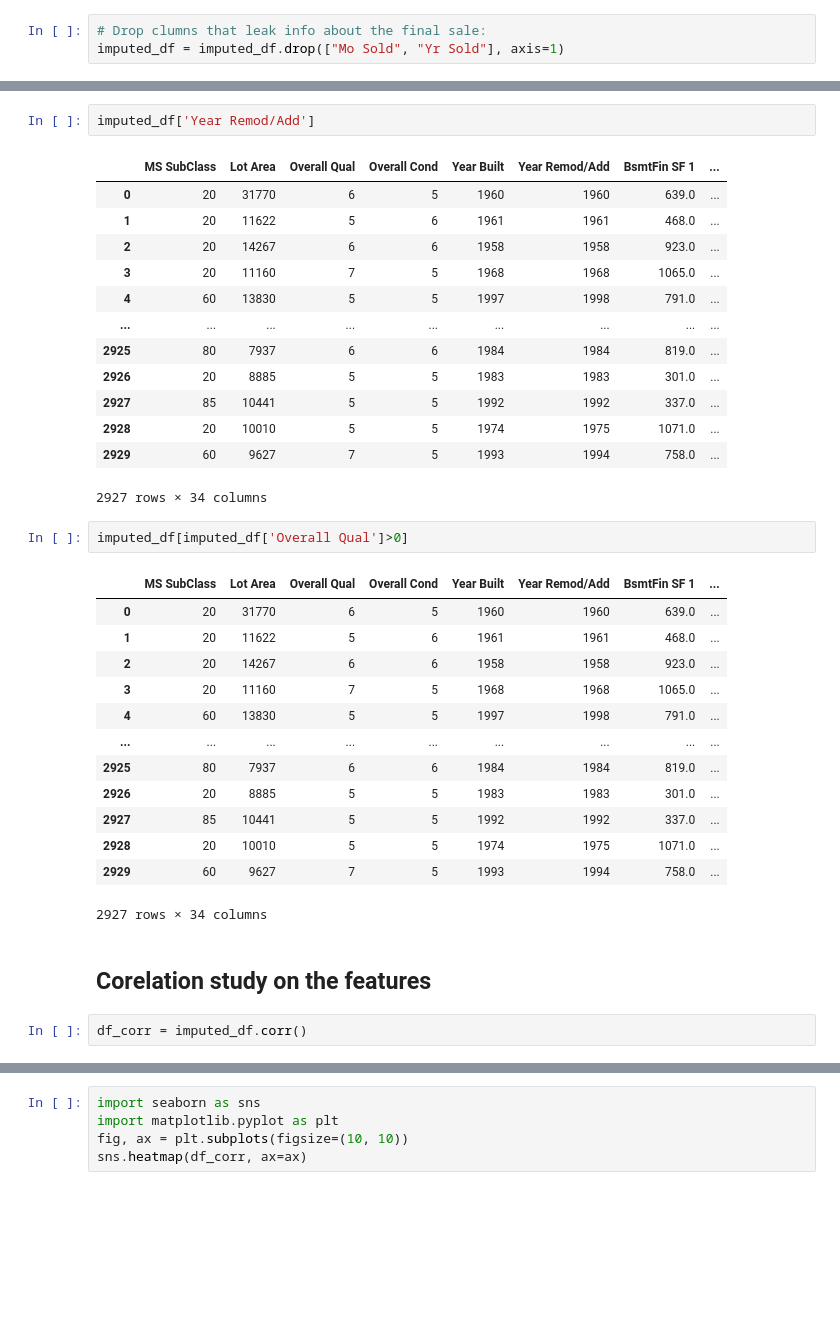
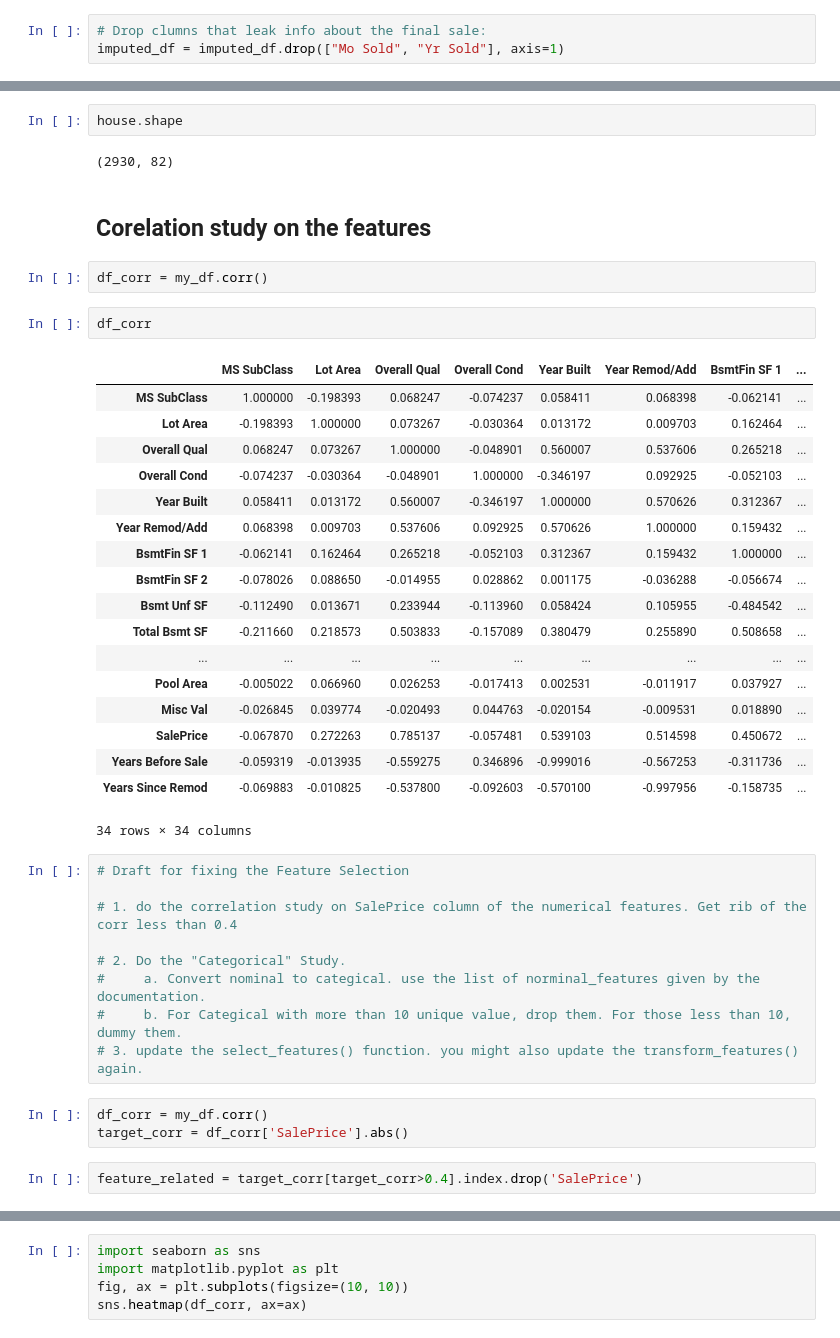
Before and after one commit to joeng2004/dataQuest, a Jupyter notebook: Part 7 ML Intro/VI Guided Project Predicting House sale price/My own works.ipynb, the cells around one changed output, grey strips where cells are left out. Saved outputs shown, nothing was run; the diff lists cells and outputs as text; blank space fills up the shorter version.

```diff
--- a/Part 7 ML Intro/VI Guided Project Predicting House sale price/My own works.ipynb
+++ b/Part 7 ML Intro/VI Guided Project Predicting House sale price/My own works.ipynb
@@ -295,36 +300,43 @@ house.shape
-# %%
-imputed_df['Year Remod/Add']
-# %% [output]
-|  | MS SubClass | Lot Area | Overall Qual | Overall Cond | Year Built | Year Remod/Add | BsmtFin SF 1 | ... |
-| 0 | 20 | 31770 | 6 | 5 | 1960 | 1960 | 639.0 | ... |
-| 1 | 20 | 11622 | 5 | 6 | 1961 | 1961 | 468.0 | ... |
-| 2 | 20 | 14267 | 6 | 6 | 1958 | 1958 | 923.0 | ... |
-| 3 | 20 | 11160 | 7 | 5 | 1968 | 1968 | 1065.0 | ... |
-| 4 | 60 | 13830 | 5 | 5 | 1997 | 1998 | 791.0 | ... |
-| ... | ... | ... | ... | ... | ... | ... | ... | ... |
-| 2925 | 80 | 7937 | 6 | 6 | 1984 | 1984 | 819.0 | ... |
-| 2926 | 20 | 8885 | 5 | 5 | 1983 | 1983 | 301.0 | ... |
-| 2927 | 85 | 10441 | 5 | 5 | 1992 | 1992 | 337.0 | ... |
-| 2928 | 20 | 10010 | 5 | 5 | 1974 | 1975 | 1071.0 | ... |
-| 2929 | 60 | 9627 | 7 | 5 | 1993 | 1994 | 758.0 | ... |
-2927 rows × 34 columns
-# %%
-imputed_df[imputed_df['Overall Qual']>0]
-# %% [output]
-|  | MS SubClass | Lot Area | Overall Qual | Overall Cond | Year Built | Year Remod/Add | BsmtFin SF 1 | ... |
-| 0 | 20 | 31770 | 6 | 5 | 1960 | 1960 | 639.0 | ... |
-| 1 | 20 | 11622 | 5 | 6 | 1961 | 1961 | 468.0 | ... |
-| 2 | 20 | 14267 | 6 | 6 | 1958 | 1958 | 923.0 | ... |
-| 3 | 20 | 11160 | 7 | 5 | 1968 | 1968 | 1065.0 | ... |
-| 4 | 60 | 13830 | 5 | 5 | 1997 | 1998 | 791.0 | ... |
-| ... | ... | ... | ... | ... | ... | ... | ... | ... |
-| 2925 | 80 | 7937 | 6 | 6 | 1984 | 1984 | 819.0 | ... |
-| 2926 | 20 | 8885 | 5 | 5 | 1983 | 1983 | 301.0 | ... |
-| 2927 | 85 | 10441 | 5 | 5 | 1992 | 1992 | 337.0 | ... |
-| 2928 | 20 | 10010 | 5 | 5 | 1974 | 1975 | 1071.0 | ... |
-| 2929 | 60 | 9627 | 7 | 5 | 1993 | 1994 | 758.0 | ... |
-2927 rows × 34 columns
+# %%
+house.shape
+# %% [output]
+(2930, 82)
 # %% [markdown]
 ## Corelation study on the features
 # %%
-df_corr = imputed_df.corr()
+df_corr = my_df.corr()
+# %%
+df_corr
+# %% [output]
+|  | MS SubClass | Lot Area | Overall Qual | Overall Cond | Year Built | Year Remod/Add | BsmtFin SF 1 | ... |
+| MS SubClass | 1.000000 | -0.198393 | 0.068247 | -0.074237 | 0.058411 | 0.068398 | -0.062141 | ... |
+| Lot Area | -0.198393 | 1.000000 | 0.073267 | -0.030364 | 0.013172 | 0.009703 | 0.162464 | ... |
+| Overall Qual | 0.068247 | 0.073267 | 1.000000 | -0.048901 | 0.560007 | 0.537606 | 0.265218 | ... |
+| Overall Cond | -0.074237 | -0.030364 | -0.048901 | 1.000000 | -0.346197 | 0.092925 | -0.052103 | ... |
+| Year Built | 0.058411 | 0.013172 | 0.560007 | -0.346197 | 1.000000 | 0.570626 | 0.312367 | ... |
+| Year Remod/Add | 0.068398 | 0.009703 | 0.537606 | 0.092925 | 0.570626 | 1.000000 | 0.159432 | ... |
+| BsmtFin SF 1 | -0.062141 | 0.162464 | 0.265218 | -0.052103 | 0.312367 | 0.159432 | 1.000000 | ... |
+| BsmtFin SF 2 | -0.078026 | 0.088650 | -0.014955 | 0.028862 | 0.001175 | -0.036288 | -0.056674 | ... |
+| Bsmt Unf SF | -0.112490 | 0.013671 | 0.233944 | -0.113960 | 0.058424 | 0.105955 | -0.484542 | ... |
+| Total Bsmt SF | -0.211660 | 0.218573 | 0.503833 | -0.157089 | 0.380479 | 0.255890 | 0.508658 | ... |
+| ... | ... | ... | ... | ... | ... | ... | ... | ... |
+| Pool Area | -0.005022 | 0.066960 | 0.026253 | -0.017413 | 0.002531 | -0.011917 | 0.037927 | ... |
+| Misc Val | -0.026845 | 0.039774 | -0.020493 | 0.044763 | -0.020154 | -0.009531 | 0.018890 | ... |
+| SalePrice | -0.067870 | 0.272263 | 0.785137 | -0.057481 | 0.539103 | 0.514598 | 0.450672 | ... |
+| Years Before Sale | -0.059319 | -0.013935 | -0.559275 | 0.346896 | -0.999016 | -0.567253 | -0.311736 | ... |
+| Years Since Remod | -0.069883 | -0.010825 | -0.537800 | -0.092603 | -0.570100 | -0.997956 | -0.158735 | ... |
+34 rows × 34 columns
+# %%
+# Draft for fixing the Feature Selection
+
+# 1. do the correlation study on SalePrice column of the numerical features. Get rib of the corr less than 0.4
+
+# 2. Do the "Categorical" Study.
+#     a. Convert nominal to categical. use the list of norminal_features given by the documentation.
+#     b. For Categical with more than 10 unique value, drop them. For those less than 10, dummy them.
+# 3. update the select_features() function. you might also update the transform_features() again.
+# %%
+df_corr = my_df.corr()
+target_corr = df_corr['SalePrice'].abs()
+# %%
+feature_related = target_corr[target_corr>0.4].index.drop('SalePrice')
```
Also changed, not shown: parts of 22 cells of this notebook, 2 other files.
